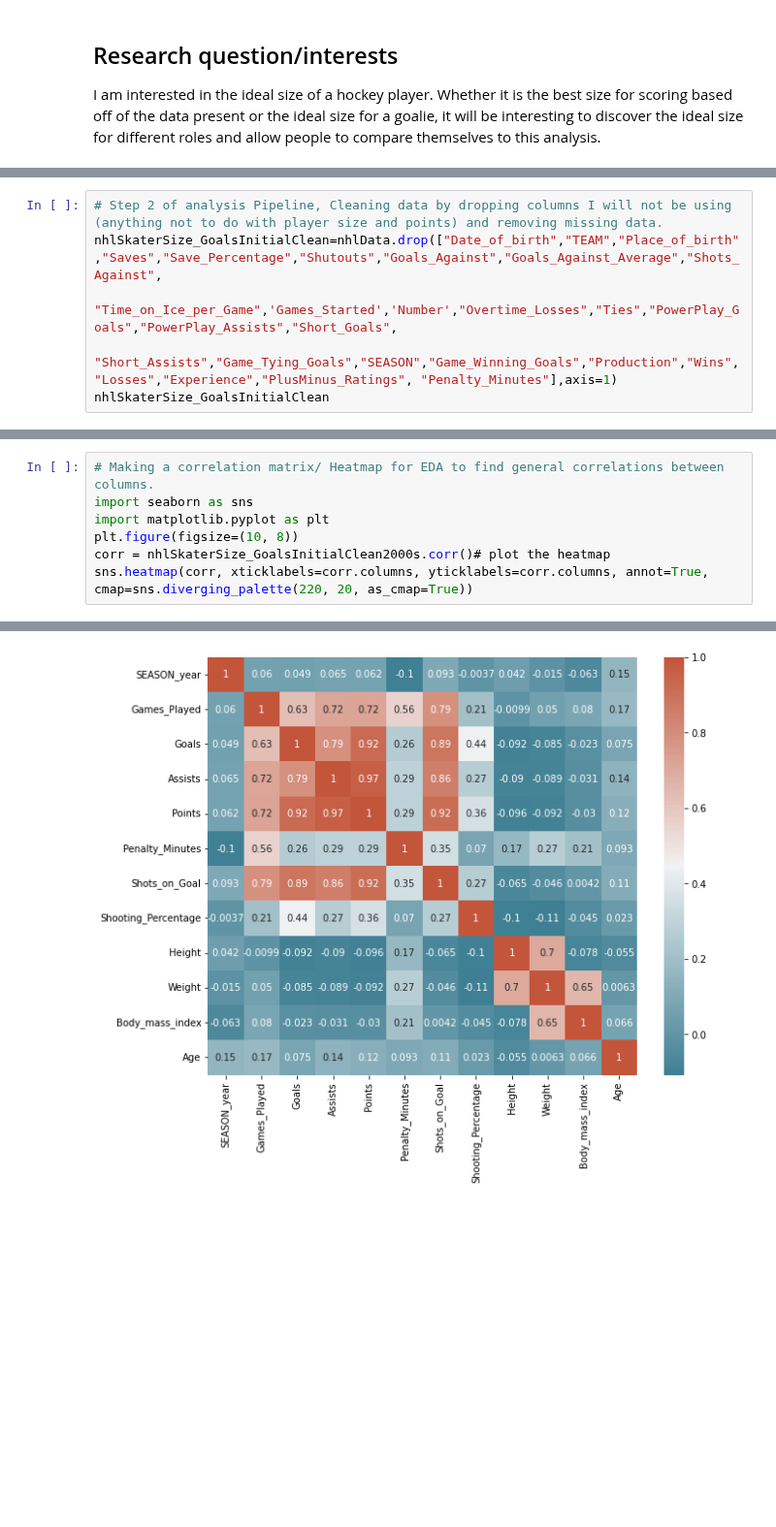
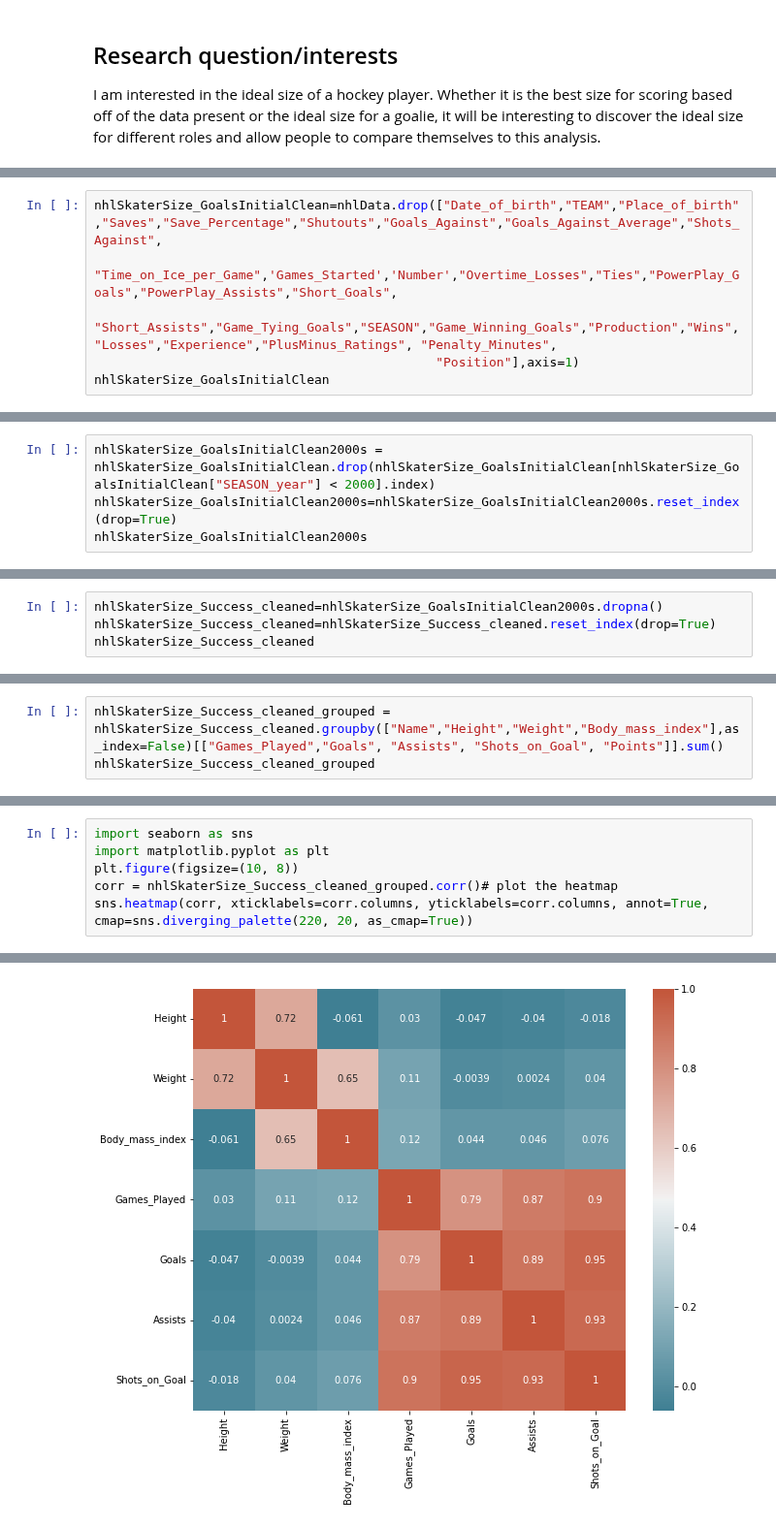
Before and after one commit to data301-2021-winter1/project-group38-project, a Jupyter notebook: notebooks/analysis1.ipynb, the cells around one changed output, grey strips where cells are left out. Shown at 97% size. Drawn from its saved outputs; the diff is of its cells as text; blank space fills up the shorter version.

Commit message:
Added some more formatting and wrangling of data

```diff
--- a/notebooks/analysis1.ipynb
+++ b/notebooks/analysis1.ipynb
@@ -26,8 +29,8 @@ nhlData
 # %%
-# Step 2 of analysis Pipeline, Cleaning data by dropping columns I will not be using (anything not to do with player size and points) and removing missing data.
 nhlSkaterSize_GoalsInitialClean=nhlData.drop(["Date_of_birth","TEAM","Place_of_birth","Saves","Save_Percentage","Shutouts","Goals_Against","Goals_Against_Average","Shots_Against",
                                    "Time_on_Ice_per_Game",'Games_Started','Number',"Overtime_Losses","Ties","PowerPlay_Goals","PowerPlay_Assists","Short_Goals",
-                                    "Short_Assists","Game_Tying_Goals","SEASON","Game_Winning_Goals","Production","Wins","Losses","Experience","PlusMinus_Ratings", "Penalty_Minutes"],axis=1)
+                                    "Short_Assists","Game_Tying_Goals","SEASON","Game_Winning_Goals","Production","Wins","Losses","Experience","PlusMinus_Ratings", "Penalty_Minutes",
+                                             "Position"],axis=1)
 nhlSkaterSize_GoalsInitialClean
 # %% [output]
 |  | Name | SEASON_year | Games_Played | Goals | Assists | Points | Shots_on_Goal | Shooting_Percentage | ... |
@@ -64,0 +52,4 @@ nhlSkaterSize_GoalsInitialClean2000s
+# %%
+nhlSkaterSize_GoalsInitialClean2000s = nhlSkaterSize_GoalsInitialClean.drop(nhlSkaterSize_GoalsInitialClean[nhlSkaterSize_GoalsInitialClean["SEASON_year"] < 2000].index)
+nhlSkaterSize_GoalsInitialClean2000s=nhlSkaterSize_GoalsInitialClean2000s.reset_index(drop=True)
+nhlSkaterSize_GoalsInitialClean2000s
@@ -64,0 +72,4 @@ nhlSkaterSize_GoalsInitialClean2000s
+# %%
+nhlSkaterSize_Success_cleaned=nhlSkaterSize_GoalsInitialClean2000s.dropna()
+nhlSkaterSize_Success_cleaned=nhlSkaterSize_Success_cleaned.reset_index(drop=True)
+nhlSkaterSize_Success_cleaned
@@ -64,0 +93,3 @@ nhlSkaterSize_GoalsInitialClean2000s
+# %%
+nhlSkaterSize_Success_cleaned_grouped = nhlSkaterSize_Success_cleaned.groupby(["Name","Height","Weight","Body_mass_index"],as_index=False)[["Games_Played","Goals", "Assists", "Shots_on_Goal", "Points"]].sum()
+nhlSkaterSize_Success_cleaned_grouped
@@ -65,10 +112,9 @@ nhlSkaterSize_GoalsInitialClean2000s
 # %%
-# Making a correlation matrix/ Heatmap for EDA to find general correlations between columns.
 import seaborn as sns
 import matplotlib.pyplot as plt
 plt.figure(figsize=(10, 8))
-corr = nhlSkaterSize_GoalsInitialClean2000s.corr()# plot the heatmap
+corr = nhlSkaterSize_Success_cleaned_grouped.corr()# plot the heatmap
 sns.heatmap(corr, xticklabels=corr.columns, yticklabels=corr.columns, annot=True, cmap=sns.diverging_palette(220, 20, as_cmap=True))
 # %% [output]
 <AxesSubplot:>
-[figure, old version]
+[figure, new version]
```
Also changed, not shown: parts of 21 cells of this notebook.
